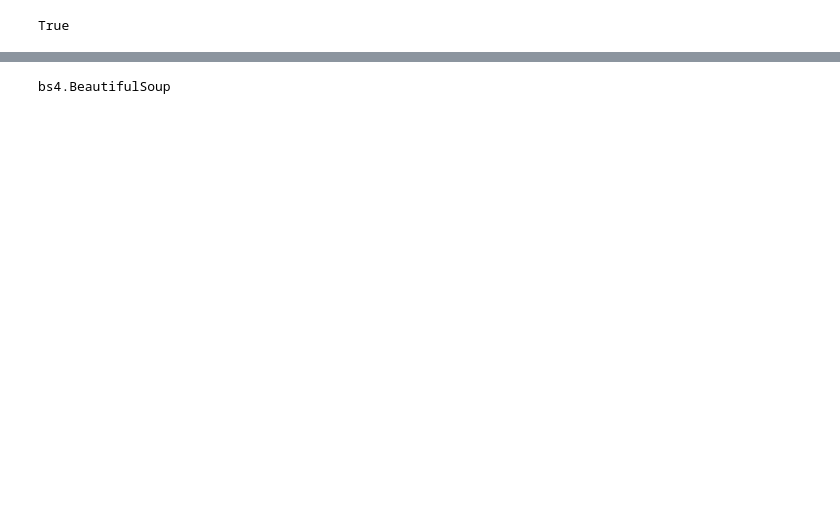
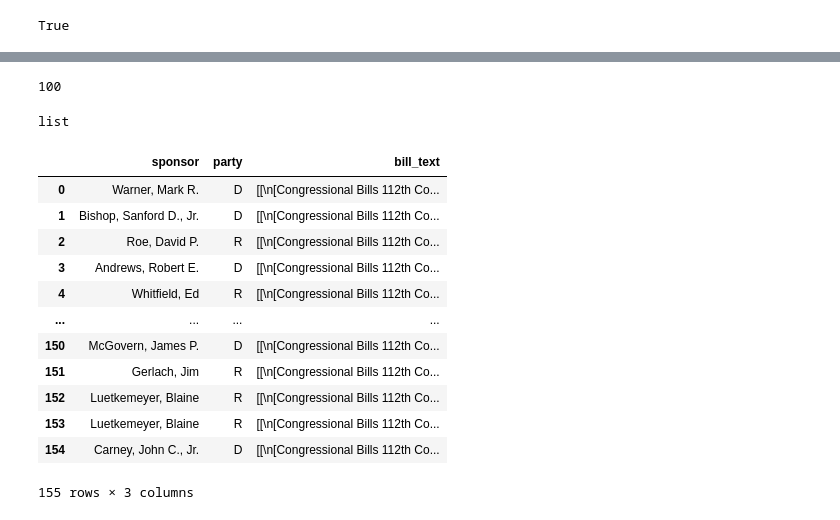
Before and after one commit to good-bill-hunting/political_parser, a Jupyter notebook: bart_scratch.ipynb, the cells around one changed output, grey strips where cells are left out. Drawn from its saved outputs; the diff is of its cells as text; code cells hidden in the pictures; blank space fills up the shorter version.

```diff
--- a/bart_scratch.ipynb
+++ b/bart_scratch.ipynb
@@ -126,4 +51,46 @@ soup.keys
+# %%
+params = {
+    'offset': 0,
+    'pageSize': 1000,
+    'api_key': f'{api_key[9:]}'}
+# %%
+master_list = []
+# %%
+i = 0
+# %%
+for link in links:
+    try:
+        #Get the summary data
+        response = requests.get(link, params=params)
+        data = response.json()
+
+        #Primary sponsor
+        member = data['members'][0]['memberName']
+        #Party affiliation
+        party = data['members'][0]['party']
+
+        #Getting text of bill
+        link_to_bill = data['download']['txtLink']
+        response = requests.get(link_to_bill, params=params)
+
+        # Make a soup variable holding the response content
+        soup = BeautifulSoup(response.text, 'html.parser')
+        text_of_bill = soup.find('body')
+
+        #Create a dictionary of the items and append to a list
+        temp_dictionary = {"sponsor":member,
+                       "party":party,
+                       "bill_text":text_of_bill}
+        master_list.append(temp_dictionary)
+
+        i += 1
+        if i % 100 == 0:
+            print(f'{i}')
+    except KeyError:
+        pass
+# %% [output]
+100
 # %%
-type(soup)
+type(master_list)
 # %% [output]
-bs4.BeautifulSoup
+list
@@ -135,0 +97,16 @@ soup.a
+# %%
+pd.DataFrame(master_list)
+# %% [output]
+|  | sponsor | party | bill_text |
+| 0 | Warner, Mark R. | D | [[\n[Congressional Bills 112th Co... |
+| 1 | Bishop, Sanford D., Jr. | D | [[\n[Congressional Bills 112th Co... |
+| 2 | Roe, David P. | R | [[\n[Congressional Bills 112th Co... |
+| 3 | Andrews, Robert E. | D | [[\n[Congressional Bills 112th Co... |
+| 4 | Whitfield, Ed | R | [[\n[Congressional Bills 112th Co... |
+| ... | ... | ... | ... |
+| 150 | McGovern, James P. | D | [[\n[Congressional Bills 112th Co... |
+| 151 | Gerlach, Jim | R | [[\n[Congressional Bills 112th Co... |
+| 152 | Luetkemeyer, Blaine | R | [[\n[Congressional Bills 112th Co... |
+| 153 | Luetkemeyer, Blaine | R | [[\n[Congressional Bills 112th Co... |
+| 154 | Carney, John C., Jr. | D | [[\n[Congressional Bills 112th Co... |
+155 rows × 3 columns
```
Also changed, not shown: parts of 18 cells of this notebook, 2 other files.
